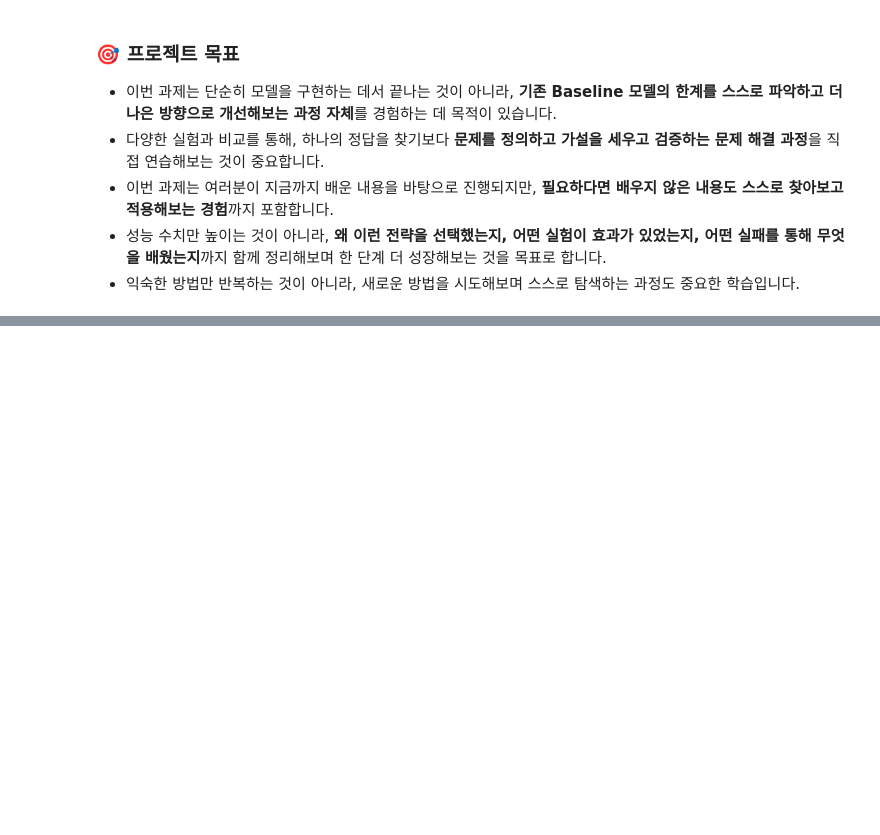
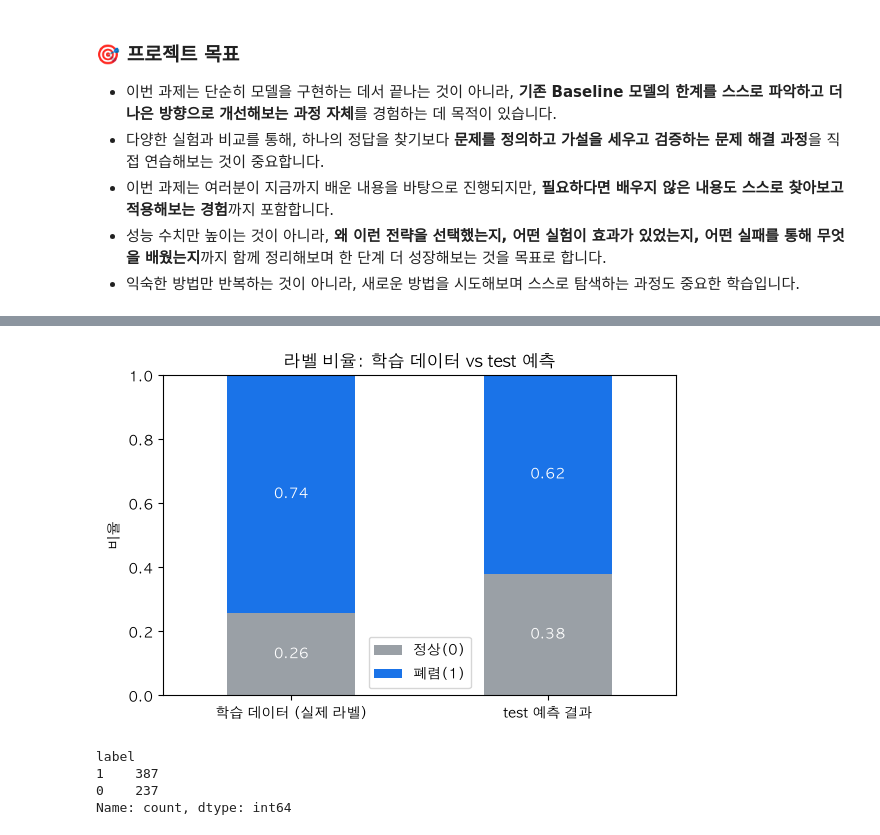
Before and after one commit to having-all/deep_learning_journey, a Jupyter notebook: pneumonia.ipynb, the cells around one changed output, grey strips where cells are left out. Saved outputs shown, nothing was run; the diff lists cells and outputs as text; code cells hidden in the pictures; blank space fills up the shorter version.

```diff
--- a/pneumonia.ipynb
+++ b/pneumonia.ipynb
@@ -407,0 +341,37 @@ print("예측 분포:\n", submission["label"].value_counts())
+# %%
+# SimpleCNN test 예측
+model.eval()
+cnn_test_preds = []
+with torch.no_grad():
+    for x in test_loader:
+        cnn_test_preds.extend(model(x.to(device)).argmax(1).cpu().numpy())
+
+train_ratio = pd.Series(train_ds.labels).value_counts(normalize=True).sort_index()
+test_ratio  = pd.Series(cnn_test_preds).value_counts(normalize=True).reindex([0, 1], fill_value=0)
+
+ratio_df = pd.DataFrame({'학습 데이터 (실제 라벨)': train_ratio,
+                         'test 예측 결과': test_ratio})
+ratio_df.index = ['정상(0)', '폐렴(1)']
+
+ax = ratio_df.T.plot(kind='bar', stacked=True, figsize=(6, 4),
+                     color=['#9AA0A6', '#1A73E8'])
+ax.set_ylabel('비율'); ax.set_ylim(0, 1)
+ax.set_title('라벨 비율: 학습 데이터 vs test 예측')
+ax.tick_params(axis='x', rotation=0)
+for c in ax.containers:
+    ax.bar_label(c, fmt='%.2f', label_type='center', color='white')
+plt.tight_layout(); plt.show()
+# %% [output]
+[figure, added]
+# %%
+# 파일 제출
+submission = pd.read_csv(os.path.join(BASE_DIR, "sample_submission.csv"))
+submission["label"] = cnn_test_preds    # 위 셀의 SimpleCNN test 예측
+
+submission.to_csv("baseline_submit.csv", index=False)
+print(submission["label"].value_counts())
+# %% [output]
+label
+1    387
+0    237
+Name: count, dtype: int64
```
Also changed, not shown: parts of 64 cells of this notebook, 3 other files.
